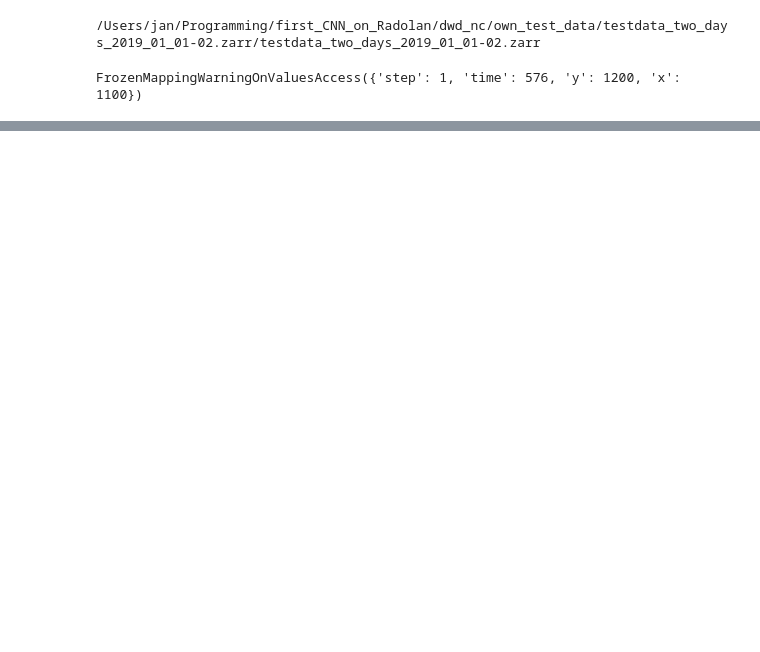
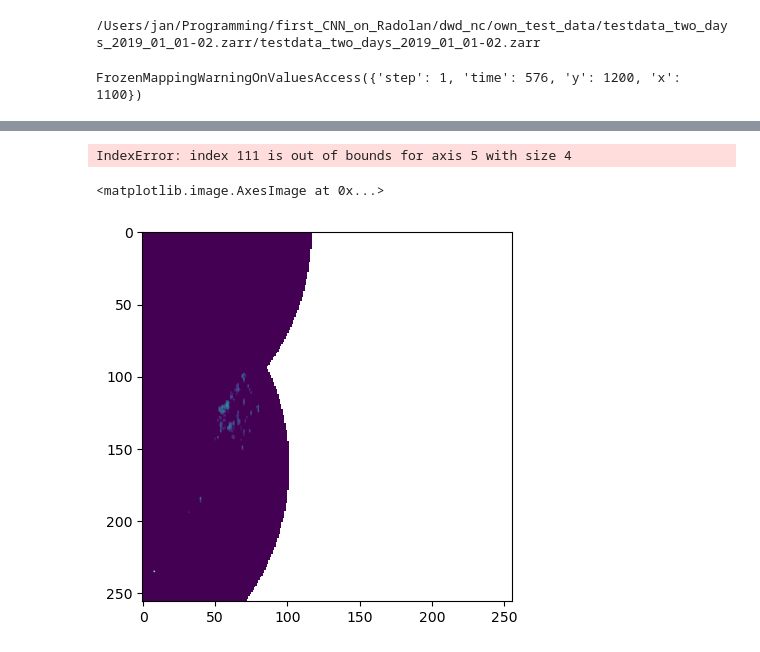
Before and after one commit to Osrip/deep_learn_rain_nowcasting, a Jupyter notebook: notebooks/new_filtering_data_scraper.ipynb, the cells around one changed output, grey strips where cells are left out. Saved outputs shown, nothing was run; the diff lists cells and outputs as text; code cells hidden in the pictures; blank space fills up the shorter version.

Commit message:
xarray preprocessing data works

```diff
--- a/notebooks/new_filtering_data_scraper.ipynb
+++ b/notebooks/new_filtering_data_scraper.ipynb
@@ -18,4 +21,10 @@ data = xr.open_dataset(folder_path) # , chunks=None # , chunks=None according to
 print(data.dims)
 # %% [output]
 FrozenMappingWarningOnValuesAccess({'step': 1, 'time': 576, 'y': 1200, 'x': 1100})
+# %%
+py, px = 256, 256 # how many pixels in y and x direction
+pt = 4 # how many time steps to include in a sample (i.e. context and target)
+threshold = 1e-4 # threshold for filter condition
+# define slices for the center pixels of the blocks to apply the filter to
+length_width_center_even = 32
 # %%
@@ -56,0 +99,21 @@ AttributeError: 'Dataset' object has no attribute 'total_precipitation_6hr'
+# %%
+# get the outer coordinates for all valid blocks (valid_time, valid_x, valid_y)
+valid_coords = np.array(np.nonzero(valid_center.RV_recalc.values))#.T
+# For data loading purposes, we can use the valid_coords to get the corresponding blocks
+# For example, to get a random block from the valid blocks, we can do the following:
+# get a random element from the valid coordinates
+sample_coord = valid_coords[np.random.randint(0, valid_coords.shape[0])]
+# get the block at the sample coordinate
+sample_block = folded.isel(time_outer = sample_coord[0],
+                           y_outer = sample_coord[2],
+                           x_outer = sample_coord[1])
+# %% [output]
+IndexError: index 111 is out of bounds for axis 5 with size 4
+# %%
+sample_block_vals = sample_block.RV_recalc.values[0,0,:,:]
+plt.figure()
+plt.imshow(sample_block_vals, cmap='viridis')
+# group by day xarray --> group by day to split in training and validation
+# %% [output]
+<matplotlib.image.AxesImage at 0x...>
+[figure, added]
```
Also changed, not shown: parts of 7 cells of this notebook, 1 other file.
